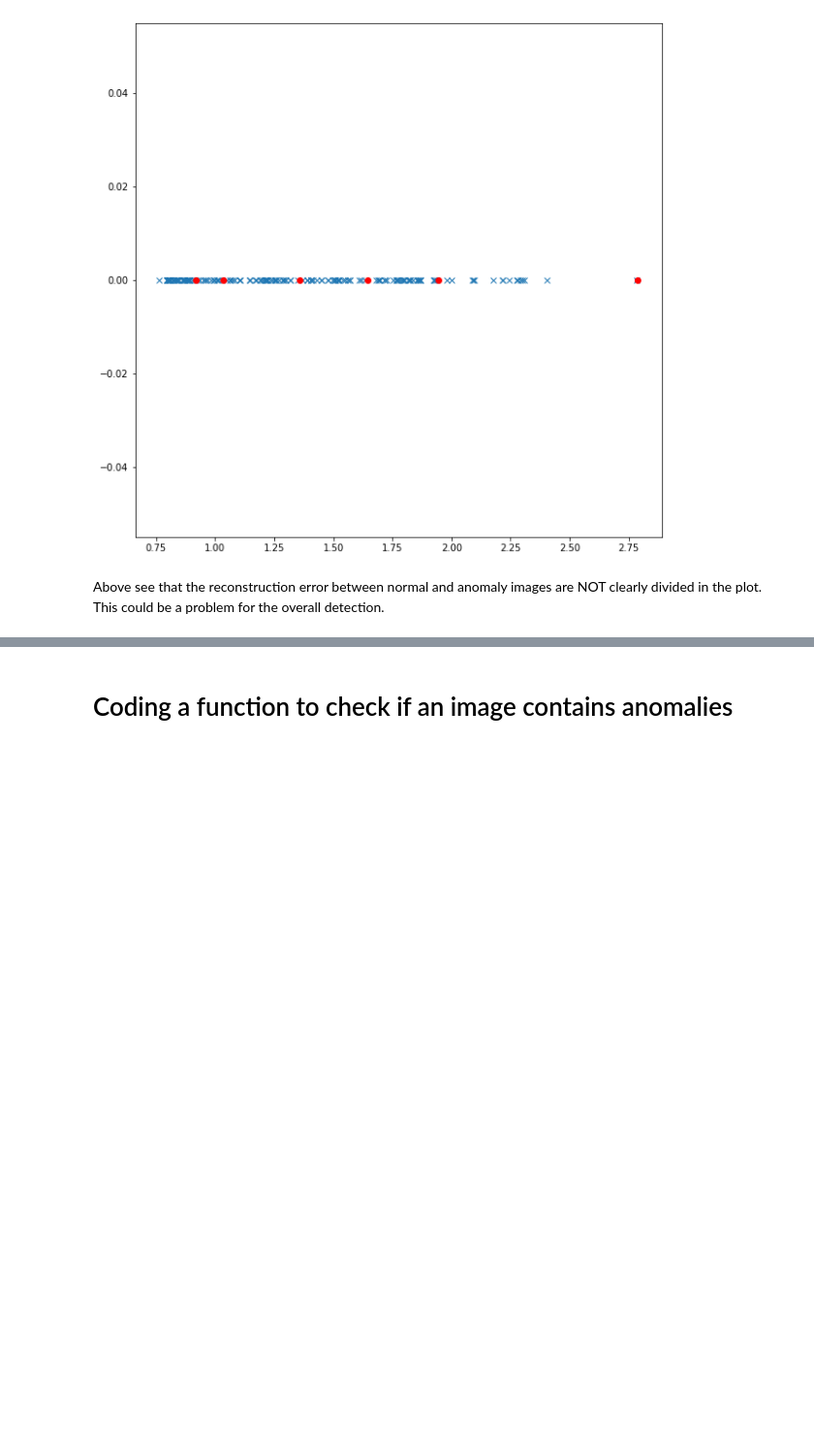
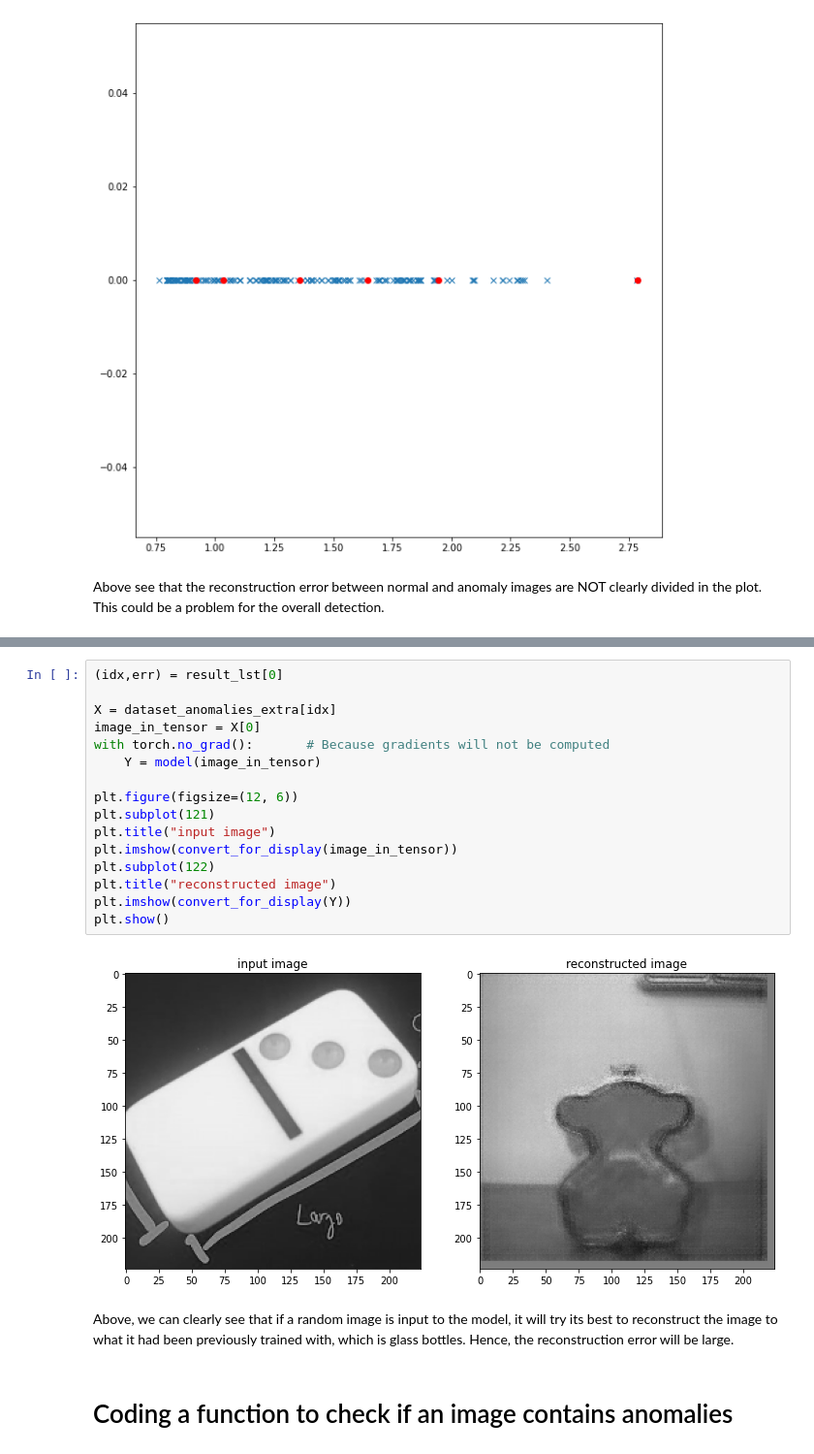
Before and after one commit to AlexCC93/BottlesAnomalies_TFM, a Jupyter notebook: TFM_Autoencoder/pytorch_approach2/Pt_hl_DS1.ipynb, the cells around one changed output, grey strips where cells are left out. Shown at 97% size. Drawn from its saved outputs; the diff is of its cells as text; blank space fills up the shorter version.

```diff
--- a/TFM_Autoencoder/pytorch_approach2/Pt_hl_DS1.ipynb
+++ b/TFM_Autoencoder/pytorch_approach2/Pt_hl_DS1.ipynb
@@ -642,3 +706,23 @@ Above see that the reconstruction error between normal and anomaly images are NO
+# %%
+(idx,err) = result_lst[0]
+
+X = dataset_anomalies_extra[idx]
+image_in_tensor = X[0]
+with torch.no_grad():       # Because gradients will not be computed
+    Y = model(image_in_tensor)
+
+plt.figure(figsize=(12, 6))
+plt.subplot(121)
+plt.title("input image")
+plt.imshow(convert_for_display(image_in_tensor))
+plt.subplot(122)
+plt.title("reconstructed image")
+plt.imshow(convert_for_display(Y))
+plt.show()
+# %% [output]
+[figure, added]
+# %% [markdown]
+Above, we can clearly see that if a random image is input to the model, it will try its best to reconstruct the image to what it had been previously trained with, which is glass bottles. Hence, the reconstruction error will be large.
 # %% [markdown]
 # Coding a function to check if an image contains anomalies
 # %% [markdown]
```
Also changed, not shown: parts of 12 cells of this notebook, 7 other files.
